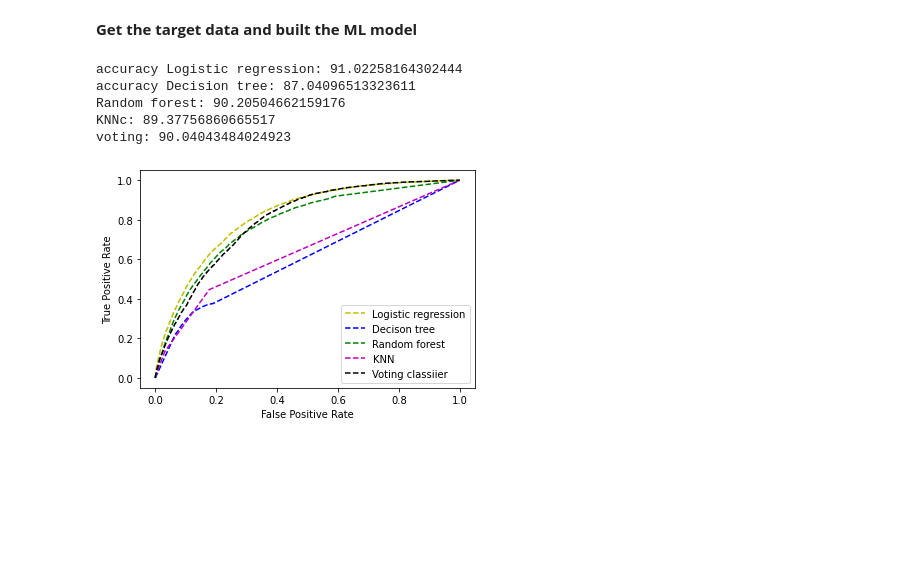
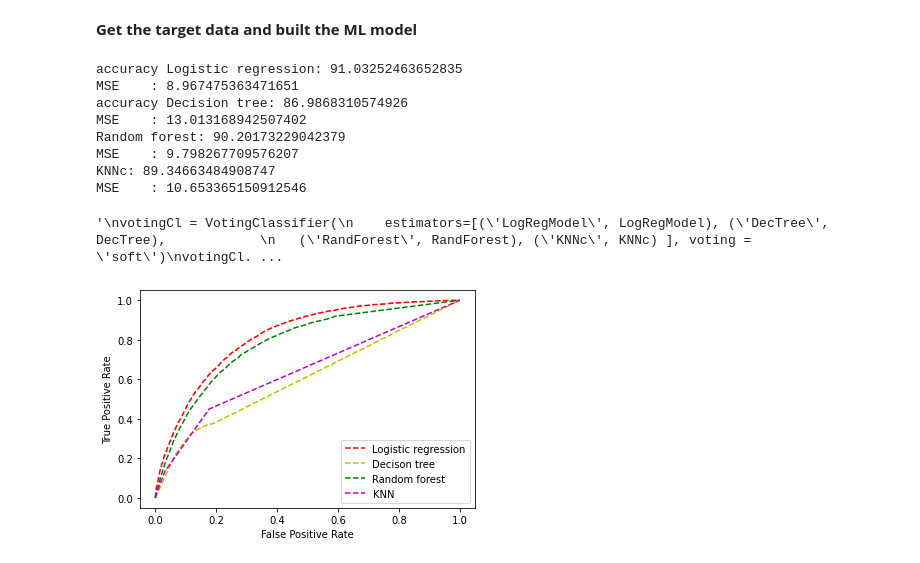
Before and after one commit to lamisghoualmi/App-Personal-Key-Indicators-of-Heart-Disease, a Jupyter notebook: HeartDisease_Analysis_Prediciton.ipynb, the cells around one changed output. Drawn from its saved outputs; the diff is of its cells as text; code cells hidden in the pictures; blank space fills up the shorter version.

```diff
--- a/HeartDisease_Analysis_Prediciton.ipynb
+++ b/HeartDisease_Analysis_Prediciton.ipynb
@@ -197,7 +197,7 @@ df.replace("60-64",8,inplace=True)
 df.replace("65-69",9,inplace=True)
 df.replace("70-74",10,inplace=True)
 df.replace("75-79",11,inplace=True)
-df.replace("80 or older",13,inplace=True)
+df.replace("80 or older",12,inplace=True)
 
 
 df.replace("No, borderline diabetes",2,inplace=True)
@@ -308,6 +308,8 @@ fprLogReg, tprLogReg, _ = metrics.roc_curve(y_test,  y_pred_probaLogReg)
 Accuracy_LogReg=accuracy_score(y_test, y_pred_LogReg)
 print('accuracy Logistic regression:', Accuracy_LogReg*100)
 
+print ("MSE    :",mean_squared_error(y_test, y_pred_LogReg)*100)
+
 
 # ------------------------Decision Tree-------------------
 DecTree= DecisionTreeClassifier()
@@ -321,7 +323,7 @@ fprDecTree, tprDecTree, _ = metrics.roc_curve(y_test,  y_pred_probaDecTree)
 
 Accuracy_DecTree=accuracy_score(y_test, y_pred_DecTree)
 print('accuracy Decision tree:', Accuracy_DecTree*100)
-
+print ("MSE    :",mean_squared_error(y_test, y_pred_DecTree)*100)
 
 # ------------------------Random forest------------------
 RandForest = RandomForestClassifier(n_estimators=100, random_state=0, n_jobs=-1)
@@ -335,7 +337,7 @@ fprRandForest, tprRandForest, _ = metrics.roc_curve(y_test,  y_pred_probaRandFor
 
 Accuracy_RandForest=accuracy_score(y_test, y_pred_RandForest)
 print('Random forest:', Accuracy_RandForest*100)
-
+print ("MSE    :",mean_squared_error(y_test, y_pred_RandForest)*100)
 # ------------------------KnnC------------------
 from sklearn.neighbors import KNeighborsClassifier
 KNNc = KNeighborsClassifier(n_neighbors=3)
@@ -349,7 +351,7 @@ fprKNNc, tprKNNc, _ = metrics.roc_curve(y_test,  y_pred_probaKNNc)
 
 Accuracy_KNNc=accuracy_score(y_test, y_pred_KNNc)
 print('KNNc:', Accuracy_KNNc*100)
-
+print ("MSE    :",mean_squared_error(y_test, y_pred_KNNc)*100)
 
 # ------------------------SVM------------------
 # SupVect= svm.SVC()
@@ -360,7 +362,7 @@ print('KNNc:', Accuracy_KNNc*100)
 # print('accuracy support vector machine:', Accuracy_SupVect*100)
 
 
-
+'''
 votingCl = VotingClassifier(
     estimators=[('LogRegModel', LogRegModel), ('DecTree', DecTree),
    ('RandForest', RandForest), ('KNNc', KNNc) ], voting = 'soft')
@@ -375,21 +377,26 @@ fprvotingCl, tprvotingCl, _ = metrics.roc_curve(y_test,  y_pred_probavotingCl)
 
 Accuracy_votingCl=accuracy_score(y_test, y_pred_votingCl)
 print('voting:', Accuracy_votingCl*100)
+print ("MSE    :",mean_squared_error(y_test, y_pred_votingCl))
+'''
 # %% [output]
-accuracy Logistic regression: 91.02258164302444
-accuracy Decision tree: 87.04096513323611
-Random forest: 90.20504662159176
-KNNc: 89.37756860665517
-voting: 90.04043484024923
+accuracy Logistic regression: 91.03252463652835
+MSE    : 8.967475363471651
+accuracy Decision tree: 86.9868310574926
+MSE    : 13.013168942507402
+Random forest: 90.20173229042379
+MSE    : 9.798267709576207
+KNNc: 89.34663484908747
+MSE    : 10.653365150912546
+'\nvotingCl = VotingClassifier(\n    estimators=[(\'LogRegModel\', LogRegModel), (\'DecTree\', DecTree),            \n   (\'RandForest\', RandForest), (\'KNNc\', KNNc) ], voting = \'soft\')\nvotingCl. ...
 # %%
 #create ROC curve
 #plt.plot(fpr,tpr)
-plt.plot(fprLogReg,tprLogReg, 'y--', fprDecTree, tprDecTree, 'r--',
-         fprRandForest, tprRandForest, 'g--',  fprKNNc, tprKNNc, 'm--',
-         fprvotingCl, tprvotingCl, 'k--')
+plt.plot(fprLogReg,tprLogReg, 'r--', fprDecTree, tprDecTree, 'y--',
+         fprRandForest, tprRandForest, 'g--',  fprKNNc, tprKNNc, 'm--')
 plt.ylabel('True Positive Rate')
 plt.xlabel('False Positive Rate')
-plt.gca().legend(('Logistic regression','Decison tree', 'Random forest', 'KNN', 'Voting classiier'))
+plt.gca().legend(('Logistic regression','Decison tree', 'Random forest', 'KNN'))
 plt.show()
 # %% [output]
-[figure, old version]
+[figure, new version]
```
Also changed, not shown: parts of 4 cells of this notebook.
